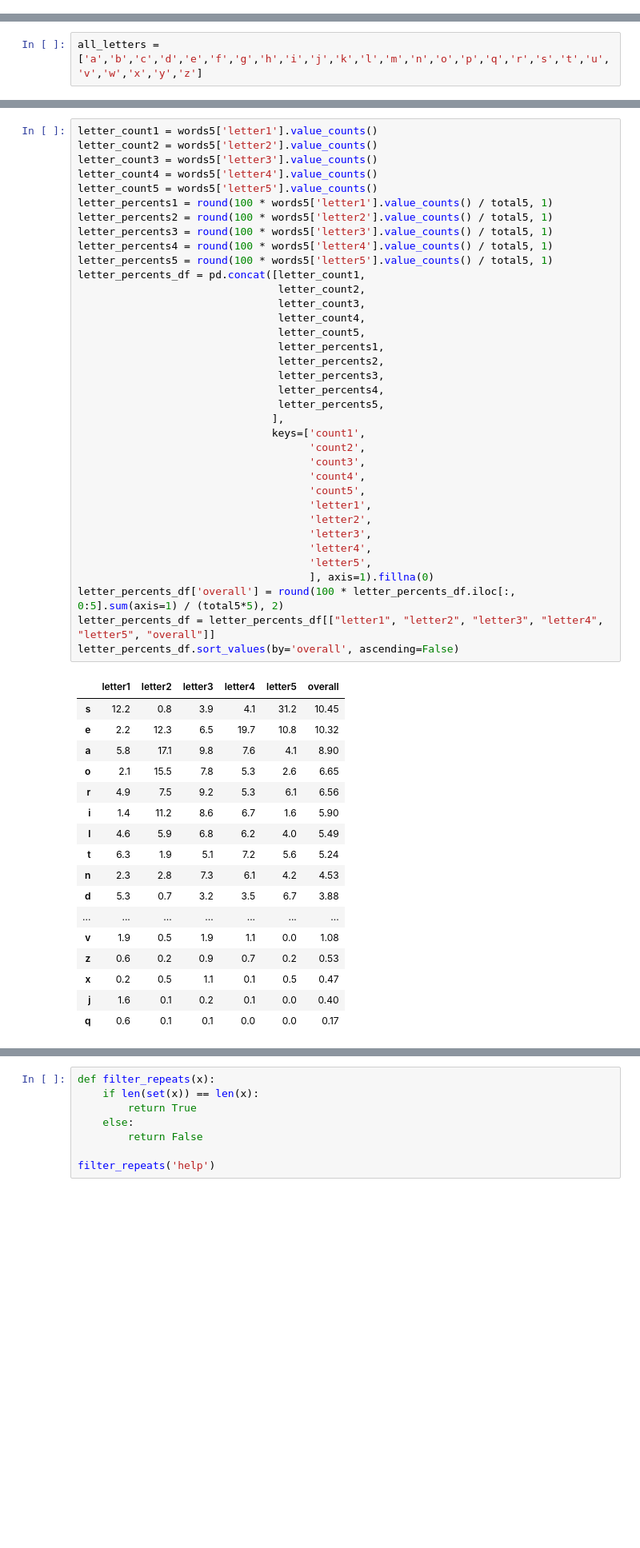
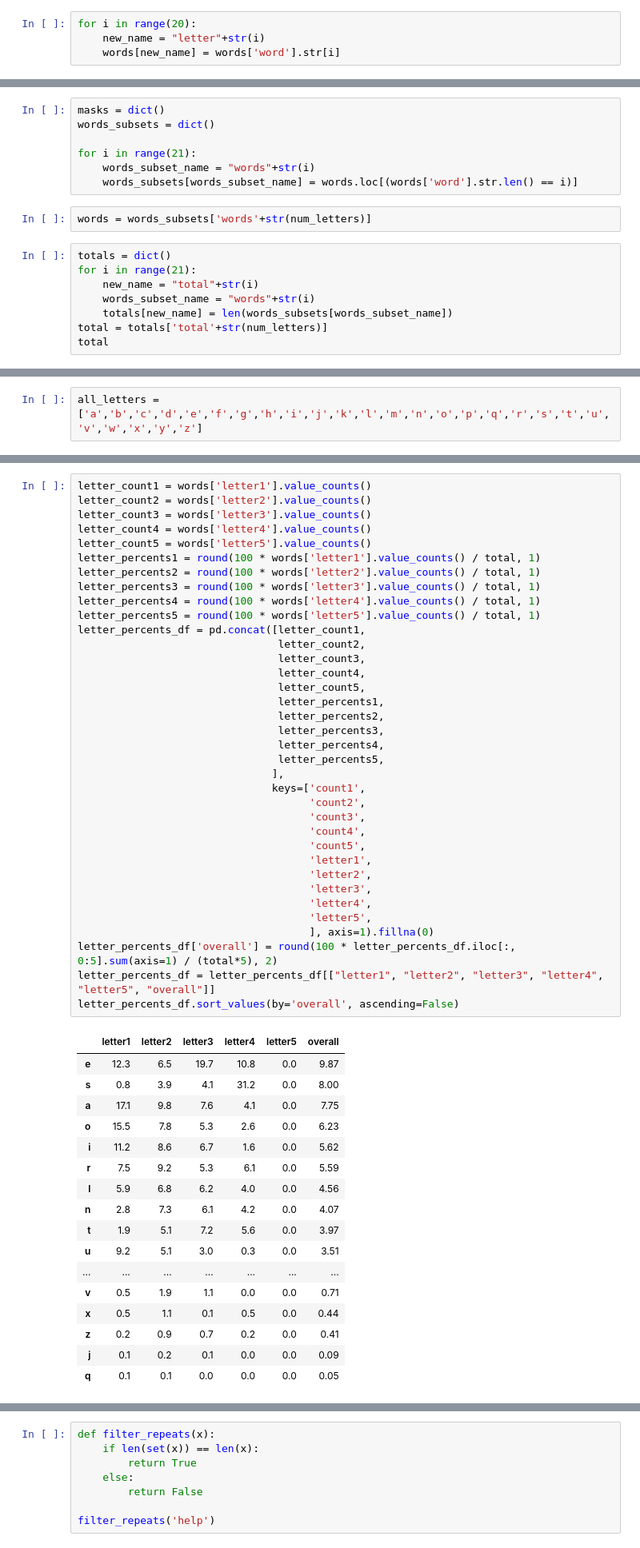
Before and after one commit to Radascript/wordle_solver, a Jupyter notebook: dict_anal.ipynb, the cells around one changed output, grey strips where cells are left out. Shown: that part at 80% size. Saved outputs shown, nothing was run; the diff lists cells and outputs as text; blank space fills up the shorter version.

```diff
--- a/dict_anal.ipynb
+++ b/dict_anal.ipynb
@@ -45,2 +35,6 @@ words['letter20'] = words['A'].str[19]
+# %%
+for i in range(20):
+    new_name = "letter"+str(i)
+    words[new_name] = words['word'].str[i]
 # %%
 words = words[words['letter1'].str.lower() == words['letter1']]
@@ -158,0 +41,17 @@ counts
+# %%
+masks = dict()
+words_subsets = dict()
+
+for i in range(21):
+    words_subset_name = "words"+str(i)
+    words_subsets[words_subset_name] = words.loc[(words['word'].str.len() == i)]
+# %%
+words = words_subsets['words'+str(num_letters)]
+# %%
+totals = dict()
+for i in range(21):
+    new_name = "total"+str(i)
+    words_subset_name = "words"+str(i)
+    totals[new_name] = len(words_subsets[words_subset_name])
+total = totals['total'+str(num_letters)]
+total
@@ -218,56 +98,56 @@ letter_percents
 # %%
-letter_count1 = words5['letter1'].value_counts()
-letter_count2 = words5['letter2'].value_counts()
-letter_count3 = words5['letter3'].value_counts()
-letter_count4 = words5['letter4'].value_counts()
-letter_count5 = words5['letter5'].value_counts()
-letter_percents1 = round(100 * words5['letter1'].value_counts() / total5, 1)
-letter_percents2 = round(100 * words5['letter2'].value_counts() / total5, 1)
-letter_percents3 = round(100 * words5['letter3'].value_counts() / total5, 1)
-letter_percents4 = round(100 * words5['letter4'].value_counts() / total5, 1)
-letter_percents5 = round(100 * words5['letter5'].value_counts() / total5, 1)
+letter_count1 = words['letter1'].value_counts()
+letter_count2 = words['letter2'].value_counts()
+letter_count3 = words['letter3'].value_counts()
+letter_count4 = words['letter4'].value_counts()
+letter_count5 = words['letter5'].value_counts()
+letter_percents1 = round(100 * words['letter1'].value_counts() / total, 1)
+letter_percents2 = round(100 * words['letter2'].value_counts() / total, 1)
+letter_percents3 = round(100 * words['letter3'].value_counts() / total, 1)
+letter_percents4 = round(100 * words['letter4'].value_counts() / total, 1)
+letter_percents5 = round(100 * words['letter5'].value_counts() / total, 1)
 letter_percents_df = pd.concat([letter_count1,
                                 letter_count2,
                                 letter_count3,
                                 letter_count4,
                                 letter_count5,
                                 letter_percents1,
                                 letter_percents2,
                                 letter_percents3,
                                 letter_percents4,
                                 letter_percents5,
                                ],
                                keys=['count1',
                                      'count2',
                                      'count3',
                                      'count4',
                                      'count5',
                                      'letter1',
                                      'letter2',
                                      'letter3',
                                      'letter4',
                                      'letter5',
                                      ], axis=1).fillna(0)
-letter_percents_df['overall'] = round(100 * letter_percents_df.iloc[:, 0:5].sum(axis=1) / (total5*5), 2)
+letter_percents_df['overall'] = round(100 * letter_percents_df.iloc[:, 0:5].sum(axis=1) / (total*5), 2)
 letter_percents_df = letter_percents_df[["letter1", "letter2", "letter3", "letter4", "letter5", "overall"]]
 letter_percents_df.sort_values(by='overall', ascending=False)
 # %% [output]
 |  | letter1 | letter2 | letter3 | letter4 | letter5 | overall |
-| s | 12.2 | 0.8 | 3.9 | 4.1 | 31.2 | 10.45 |
-| e | 2.2 | 12.3 | 6.5 | 19.7 | 10.8 | 10.32 |
-| a | 5.8 | 17.1 | 9.8 | 7.6 | 4.1 | 8.90 |
-| o | 2.1 | 15.5 | 7.8 | 5.3 | 2.6 | 6.65 |
-| r | 4.9 | 7.5 | 9.2 | 5.3 | 6.1 | 6.56 |
-| i | 1.4 | 11.2 | 8.6 | 6.7 | 1.6 | 5.90 |
-| l | 4.6 | 5.9 | 6.8 | 6.2 | 4.0 | 5.49 |
-| t | 6.3 | 1.9 | 5.1 | 7.2 | 5.6 | 5.24 |
-| n | 2.3 | 2.8 | 7.3 | 6.1 | 4.2 | 4.53 |
-| d | 5.3 | 0.7 | 3.2 | 3.5 | 6.7 | 3.88 |
+| e | 12.3 | 6.5 | 19.7 | 10.8 | 0.0 | 9.87 |
+| s | 0.8 | 3.9 | 4.1 | 31.2 | 0.0 | 8.00 |
+| a | 17.1 | 9.8 | 7.6 | 4.1 | 0.0 | 7.75 |
+| o | 15.5 | 7.8 | 5.3 | 2.6 | 0.0 | 6.23 |
+| i | 11.2 | 8.6 | 6.7 | 1.6 | 0.0 | 5.62 |
+| r | 7.5 | 9.2 | 5.3 | 6.1 | 0.0 | 5.59 |
+| l | 5.9 | 6.8 | 6.2 | 4.0 | 0.0 | 4.56 |
+| n | 2.8 | 7.3 | 6.1 | 4.2 | 0.0 | 4.07 |
+| t | 1.9 | 5.1 | 7.2 | 5.6 | 0.0 | 3.97 |
+| u | 9.2 | 5.1 | 3.0 | 0.3 | 0.0 | 3.51 |
 | ... | ... | ... | ... | ... | ... | ... |
-| v | 1.9 | 0.5 | 1.9 | 1.1 | 0.0 | 1.08 |
-| z | 0.6 | 0.2 | 0.9 | 0.7 | 0.2 | 0.53 |
-| x | 0.2 | 0.5 | 1.1 | 0.1 | 0.5 | 0.47 |
-| j | 1.6 | 0.1 | 0.2 | 0.1 | 0.0 | 0.40 |
-| q | 0.6 | 0.1 | 0.1 | 0.0 | 0.0 | 0.17 |
+| v | 0.5 | 1.9 | 1.1 | 0.0 | 0.0 | 0.71 |
+| x | 0.5 | 1.1 | 0.1 | 0.5 | 0.0 | 0.44 |
+| z | 0.2 | 0.9 | 0.7 | 0.2 | 0.0 | 0.41 |
+| j | 0.1 | 0.2 | 0.1 | 0.0 | 0.0 | 0.09 |
+| q | 0.1 | 0.1 | 0.0 | 0.0 | 0.0 | 0.05 |
 # %%
 def word_score(word, df=letter_percents_df):
```
Also changed, not shown: parts of 22 cells of this notebook.
